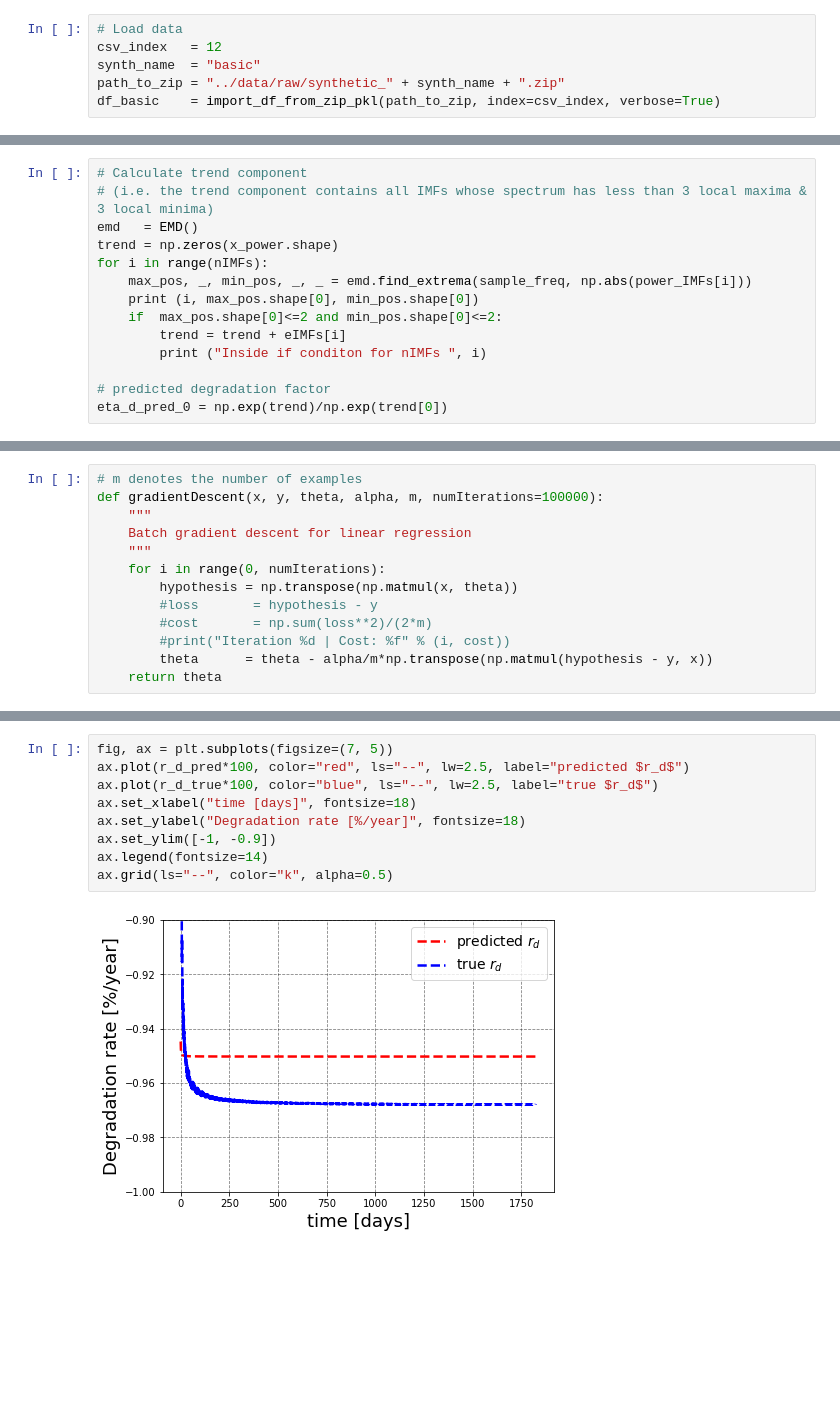
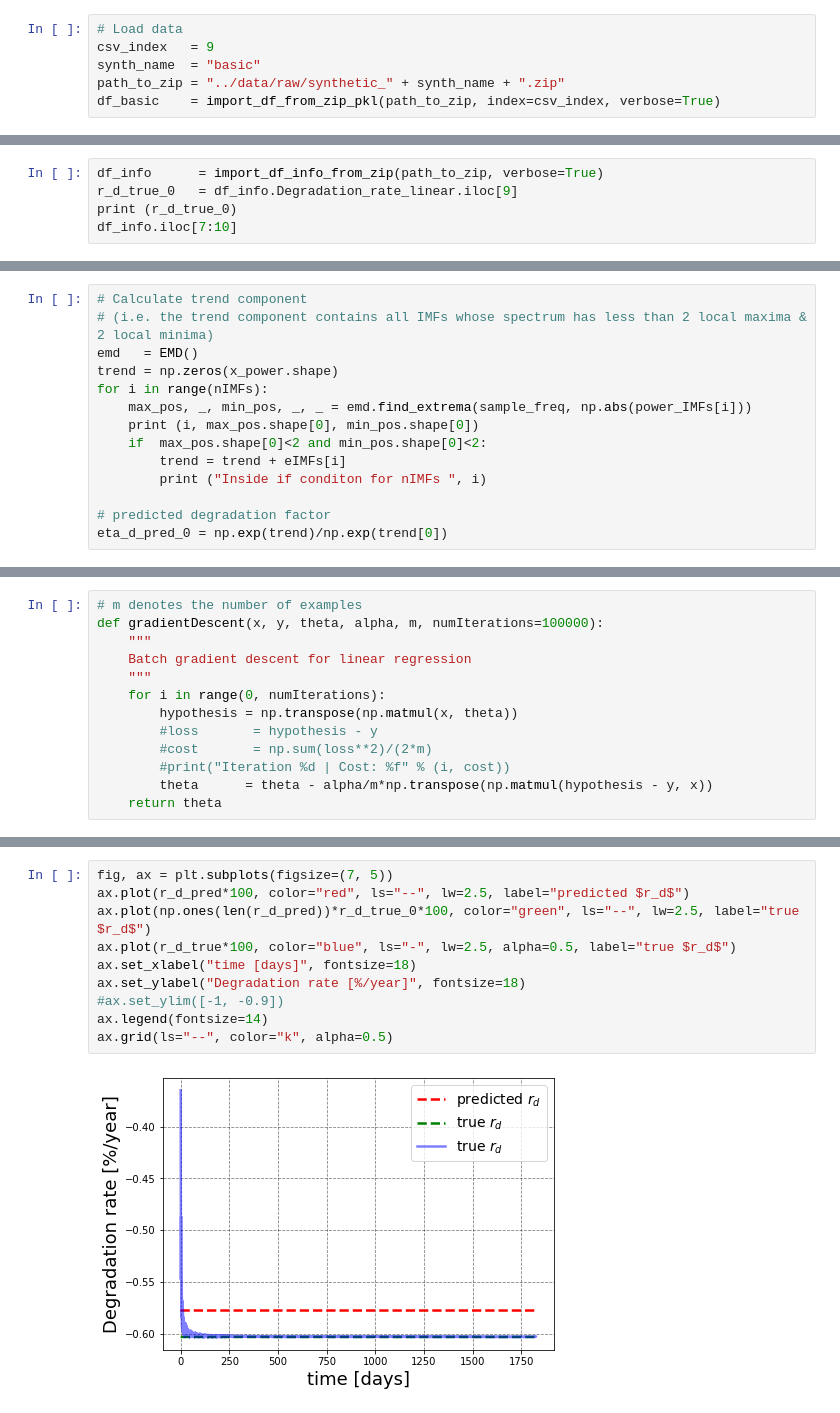
Before and after one commit to Rufski/S2DS-EPRI, a Jupyter notebook: notebooks/1.0-mb-decomposition-EEMD.ipynb, the cells around one changed output, grey strips where cells are left out. Drawn from its saved outputs; the diff is of its cells as text; blank space fills up the shorter version.

```diff
--- a/notebooks/1.0-mb-decomposition-EEMD.ipynb
+++ b/notebooks/1.0-mb-decomposition-EEMD.ipynb
@@ -44,6 +49,6 @@ from scipy import fftpack
 # %%
 # Load data
-csv_index   = 12
+csv_index   = 9
 synth_name  = "basic"
 path_to_zip = "../data/raw/synthetic_" + synth_name + ".zip"
 df_basic    = import_df_from_zip_pkl(path_to_zip, index=csv_index, verbose=True)
@@ -51,0 +57,5 @@ time for importing dataframe: 0.69 seconds
+# %%
+df_info      = import_df_info_from_zip(path_to_zip, verbose=True)
+r_d_true_0   = df_info.Degradation_rate_linear.iloc[9]
+print (r_d_true_0)
+df_info.iloc[7:10]
@@ -173,12 +185,12 @@ plt.tight_layout()
 # %%
 # Calculate trend component
-# (i.e. the trend component contains all IMFs whose spectrum has less than 3 local maxima & 3 local minima)
+# (i.e. the trend component contains all IMFs whose spectrum has less than 2 local maxima & 2 local minima)
 emd   = EMD()
 trend = np.zeros(x_power.shape)
 for i in range(nIMFs):
     max_pos, _, min_pos, _, _ = emd.find_extrema(sample_freq, np.abs(power_IMFs[i]))
     print (i, max_pos.shape[0], min_pos.shape[0])
-    if  max_pos.shape[0]<=2 and min_pos.shape[0]<=2:
+    if  max_pos.shape[0]<2 and min_pos.shape[0]<2:
         trend = trend + eIMFs[i]
         print ("Inside if conditon for nIMFs ", i)
 
@@ -278,12 +292,13 @@ print (np.min(r_d_pred), np.max(r_d_pred))
 # %%
 fig, ax = plt.subplots(figsize=(7, 5))
 ax.plot(r_d_pred*100, color="red", ls="--", lw=2.5, label="predicted $r_d$")
-ax.plot(r_d_true*100, color="blue", ls="--", lw=2.5, label="true $r_d$")
+ax.plot(np.ones(len(r_d_pred))*r_d_true_0*100, color="green", ls="--", lw=2.5, label="true $r_d$")
+ax.plot(r_d_true*100, color="blue", ls="-", lw=2.5, alpha=0.5, label="true $r_d$")
 ax.set_xlabel("time [days]", fontsize=18)
 ax.set_ylabel("Degradation rate [%/year]", fontsize=18)
-ax.set_ylim([-1, -0.9])
+#ax.set_ylim([-1, -0.9])
 ax.legend(fontsize=14)
 ax.grid(ls="--", color="k", alpha=0.5)
 # %% [output]
-[figure, old version]
+[figure, new version]
 # %% [markdown]
```
Also changed, not shown: parts of 35 cells of this notebook.
